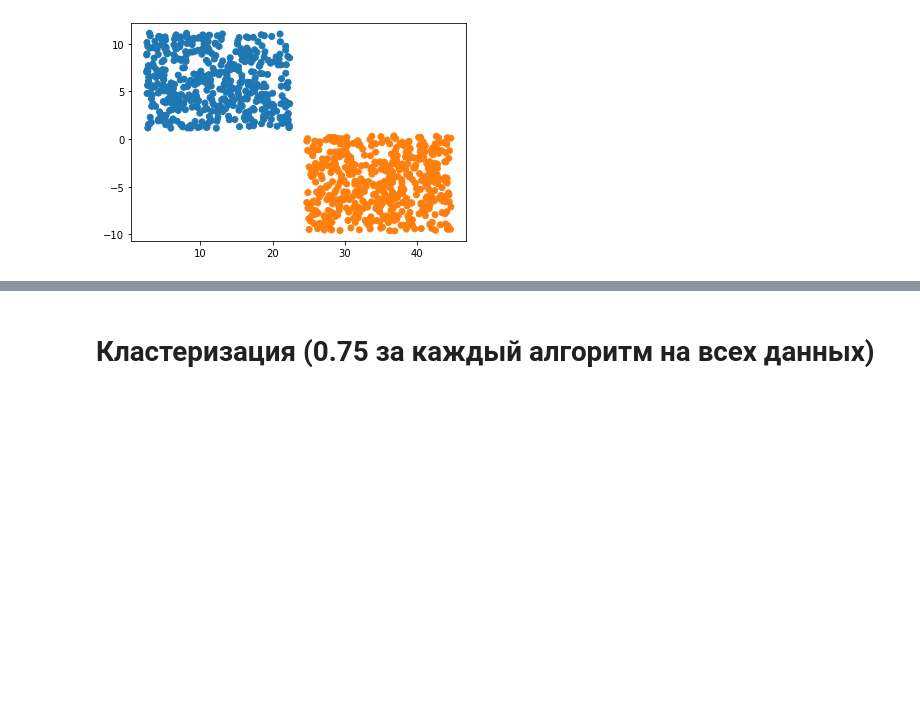
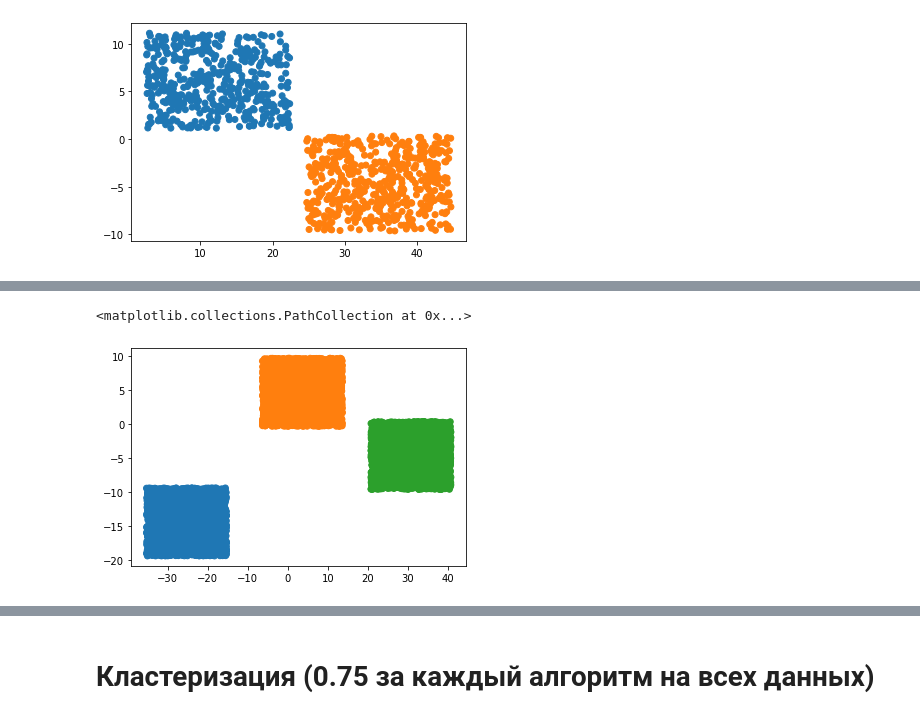
Before and after one commit to thesw1tcher/hw_ege, a Jupyter notebook: HW.ipynb, the cells around one changed output, grey strips where cells are left out. Saved outputs shown, nothing was run; the diff lists cells and outputs as text; code cells hidden in the pictures; blank space fills up the shorter version.

```diff
--- a/HW.ipynb
+++ b/HW.ipynb
@@ -142,15 +137,0 @@ df.Y = df.Y.astype("float")
-# %%
-dg = 1000000000
-for i in range(9999):
-    if color[i] == '#2ca02c':
-        cd = 0
-        for j in range(9999):
-            if(color[j] != '#2ca02c'):
-                continue
-            cd += dist(df.X[i], df.X[j], df.Y[i], df.Y[j])
-            if(cd > dg):
-                break
-        if cd < dg:
-            dg = cd
-            xg = df.X[i]
-            yg = df.Y[i]
@@ -172,7 +147,7 @@ plt.scatter(df.X, df.Y)
 <matplotlib.collections.PathCollection at 0x...>
 [figure]
 # %%
-color = ["#1f77b4" if dist(df.X[i], 15, df.Y[i], 5) < dist(df.X[i], 30, df.Y[i], -5) else '#ff7f0e' for i in range(1000)]
+color = ["#1f77b4" if mdist(df.X[i], 15, df.Y[i], 5) < mdist(df.X[i], 30, df.Y[i], -5) else '#ff7f0e' for i in range(1000)]
 plt.scatter(df.X, df.Y, c=color)
 # %% [output]
 <matplotlib.collections.PathCollection at 0x...>
@@ -214,0 +199,17 @@ print(math.floor((xb+xo)/2*1000), math.floor((yb+yo)/2*1000))
+# %%
+color = [0.0 for i in range(10000)]
+for i in range(10000):
+    d1 = dist(df.X[i], -25, df.Y[i], -15)
+    d2 = dist(df.X[i], 2, df.Y[i], 5)
+    d3 = dist(df.X[i], 30, df.Y[i], -5)
+    if d1 < d2 and d1 < d3:
+        color[i] = "#1f77b4"
+    elif d2 < d1 and d2 < d3:
+        color[i] = '#ff7f0e'
+    else:
+        color[i] = '#2ca02c'
+#color = ["#1f77b4" if dist(df.X[i], 0, df.Y[i], 8) < dist(df.X[i], 2, df.Y[i], 5) else '#ff7f0e' for i in range(100)]
+plt.scatter(df.X, df.Y, c=color)
+# %% [output]
+<matplotlib.collections.PathCollection at 0x...>
+[figure, added]
```
Also changed, not shown: parts of 14 cells of this notebook.
